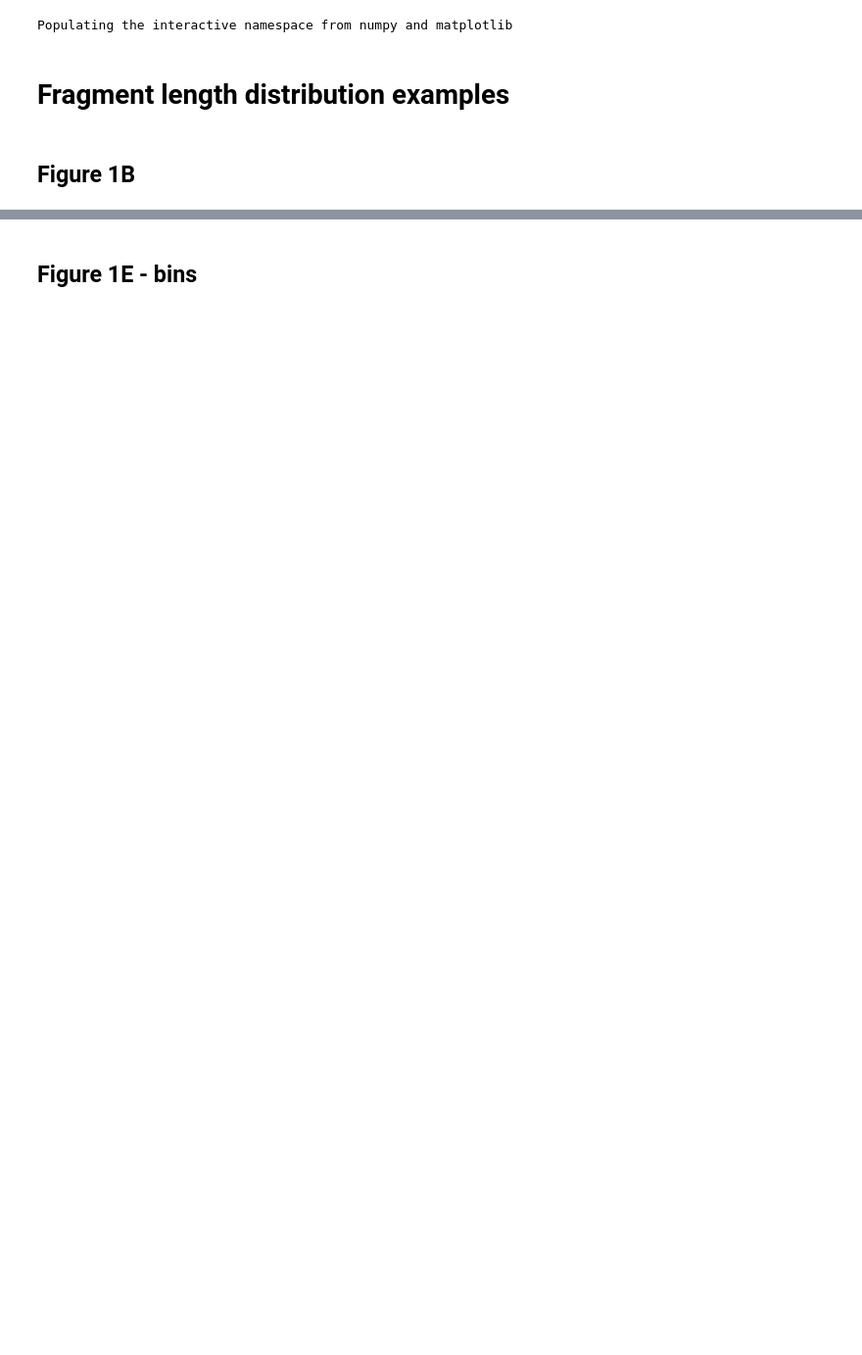
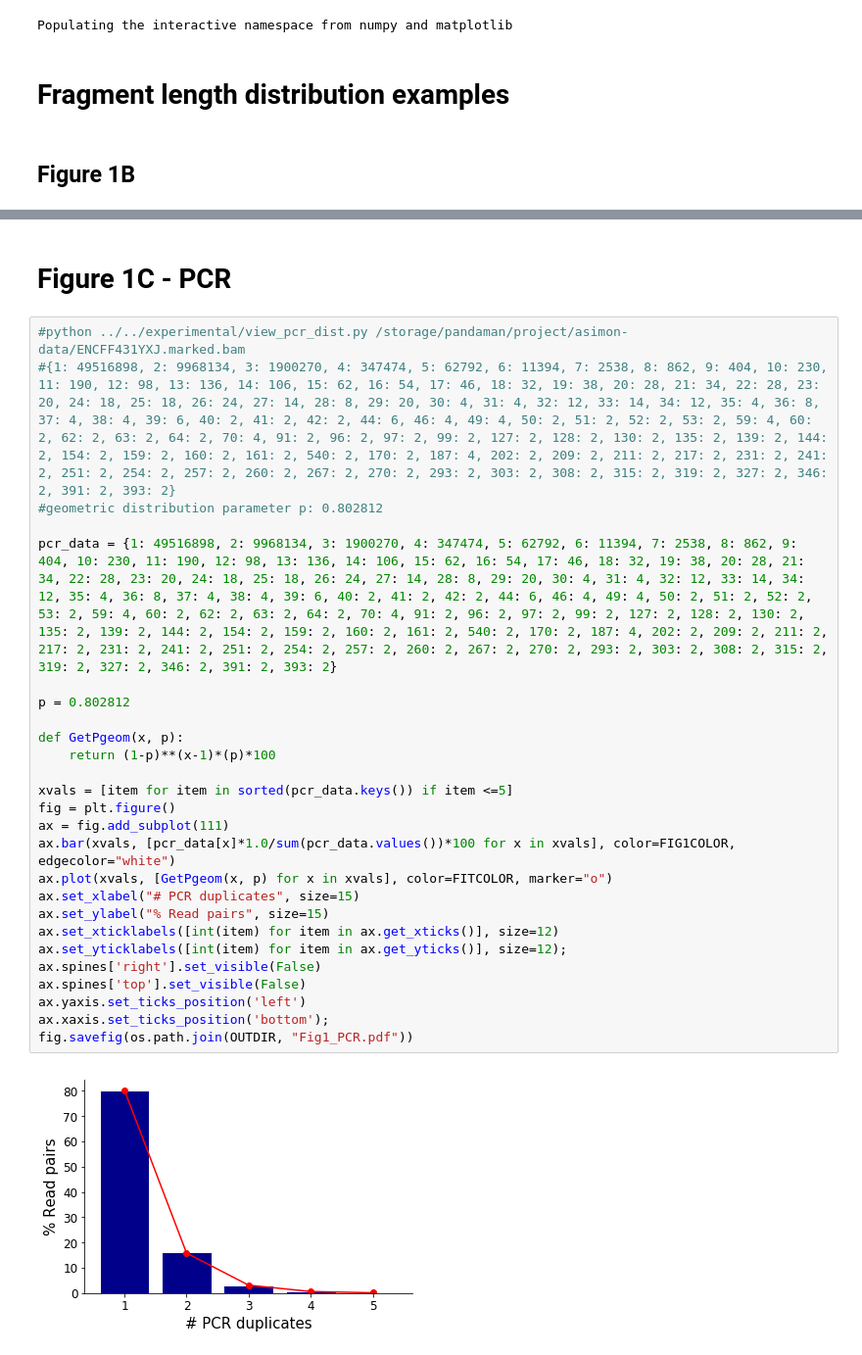
Before and after one commit to gymreklab/chips, a Jupyter notebook: paper-methods/FigureNotebooks/ChIPMunk_Figure1.ipynb, the cells around one changed output, grey strips where cells are left out. Shown: that part at 98% size. Cells and saved outputs as stored; diff of their text form; blank space fills up the shorter version.

```diff
--- a/paper-methods/FigureNotebooks/ChIPMunk_Figure1.ipynb
+++ b/paper-methods/FigureNotebooks/ChIPMunk_Figure1.ipynb
@@ -42,4 +45,32 @@ fig.savefig(os.path.join(OUTDIR, "Fig1_Fraglen.pdf"))
 # %% [output]
 [figure]
 # %% [markdown]
-## Figure 1E - bins
+# Figure 1C - PCR
+# %%
+#python ../../experimental/view_pcr_dist.py /storage/pandaman/project/asimon-data/ENCFF431YXJ.marked.bam
+#{1: 49516898, 2: 9968134, 3: 1900270, 4: 347474, 5: 62792, 6: 11394, 7: 2538, 8: 862, 9: 404, 10: 230, 11: 190, 12: 98, 13: 136, 14: 106, 15: 62, 16: 54, 17: 46, 18: 32, 19: 38, 20: 28, 21: 34, 22: 28, 23: 20, 24: 18, 25: 18, 26: 24, 27: 14, 28: 8, 29: 20, 30: 4, 31: 4, 32: 12, 33: 14, 34: 12, 35: 4, 36: 8, 37: 4, 38: 4, 39: 6, 40: 2, 41: 2, 42: 2, 44: 6, 46: 4, 49: 4, 50: 2, 51: 2, 52: 2, 53: 2, 59: 4, 60: 2, 62: 2, 63: 2, 64: 2, 70: 4, 91: 2, 96: 2, 97: 2, 99: 2, 127: 2, 128: 2, 130: 2, 135: 2, 139: 2, 144: 2, 154: 2, 159: 2, 160: 2, 161: 2, 540: 2, 170: 2, 187: 4, 202: 2, 209: 2, 211: 2, 217: 2, 231: 2, 241: 2, 251: 2, 254: 2, 257: 2, 260: 2, 267: 2, 270: 2, 293: 2, 303: 2, 308: 2, 315: 2, 319: 2, 327: 2, 346: 2, 391: 2, 393: 2}
+#geometric distribution parameter p: 0.802812
+
+pcr_data = {1: 49516898, 2: 9968134, 3: 1900270, 4: 347474, 5: 62792, 6: 11394, 7: 2538, 8: 862, 9: 404, 10: 230, 11: 190, 12: 98, 13: 136, 14: 106, 15: 62, 16: 54, 17: 46, 18: 32, 19: 38, 20: 28, 21: 34, 22: 28, 23: 20, 24: 18, 25: 18, 26: 24, 27: 14, 28: 8, 29: 20, 30: 4, 31: 4, 32: 12, 33: 14, 34: 12, 35: 4, 36: 8, 37: 4, 38: 4, 39: 6, 40: 2, 41: 2, 42: 2, 44: 6, 46: 4, 49: 4, 50: 2, 51: 2, 52: 2, 53: 2, 59: 4, 60: 2, 62: 2, 63: 2, 64: 2, 70: 4, 91: 2, 96: 2, 97: 2, 99: 2, 127: 2, 128: 2, 130: 2, 135: 2, 139: 2, 144: 2, 154: 2, 159: 2, 160: 2, 161: 2, 540: 2, 170: 2, 187: 4, 202: 2, 209: 2, 211: 2, 217: 2, 231: 2, 241: 2, 251: 2, 254: 2, 257: 2, 260: 2, 267: 2, 270: 2, 293: 2, 303: 2, 308: 2, 315: 2, 319: 2, 327: 2, 346: 2, 391: 2, 393: 2}
+
+p = 0.802812
+
+def GetPgeom(x, p):
+    return (1-p)**(x-1)*(p)*100
+
+xvals = [item for item in sorted(pcr_data.keys()) if item <=5]
+fig = plt.figure()
+ax = fig.add_subplot(111)
+ax.bar(xvals, [pcr_data[x]*1.0/sum(pcr_data.values())*100 for x in xvals], color=FIG1COLOR, edgecolor="white")
+ax.plot(xvals, [GetPgeom(x, p) for x in xvals], color=FITCOLOR, marker="o")
+ax.set_xlabel("# PCR duplicates", size=15)
+ax.set_ylabel("% Read pairs", size=15)
+ax.set_xticklabels([int(item) for item in ax.get_xticks()], size=12)
+ax.set_yticklabels([int(item) for item in ax.get_yticks()], size=12);
+ax.spines['right'].set_visible(False)
+ax.spines['top'].set_visible(False)
+ax.yaxis.set_ticks_position('left')
+ax.xaxis.set_ticks_position('bottom');
+fig.savefig(os.path.join(OUTDIR, "Fig1_PCR.pdf"))
+# %% [output]
+[figure, added]
```
Also changed, not shown: parts of 5 cells of this notebook, 6 other files.
